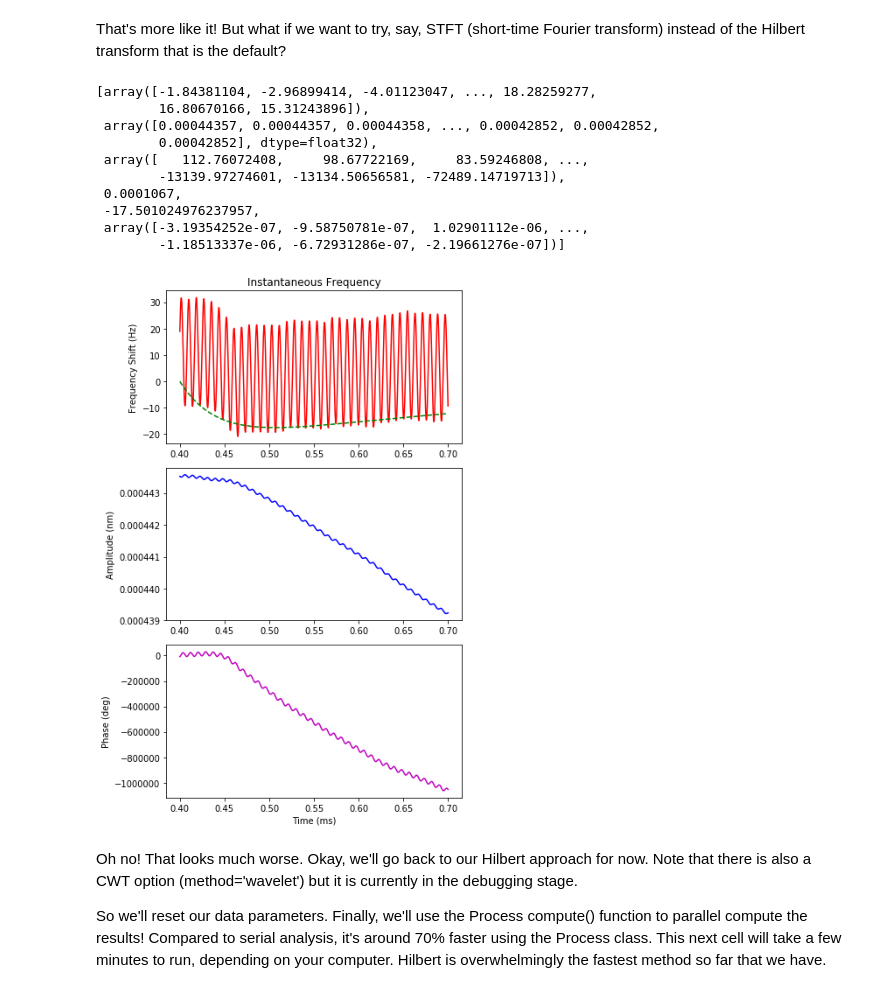
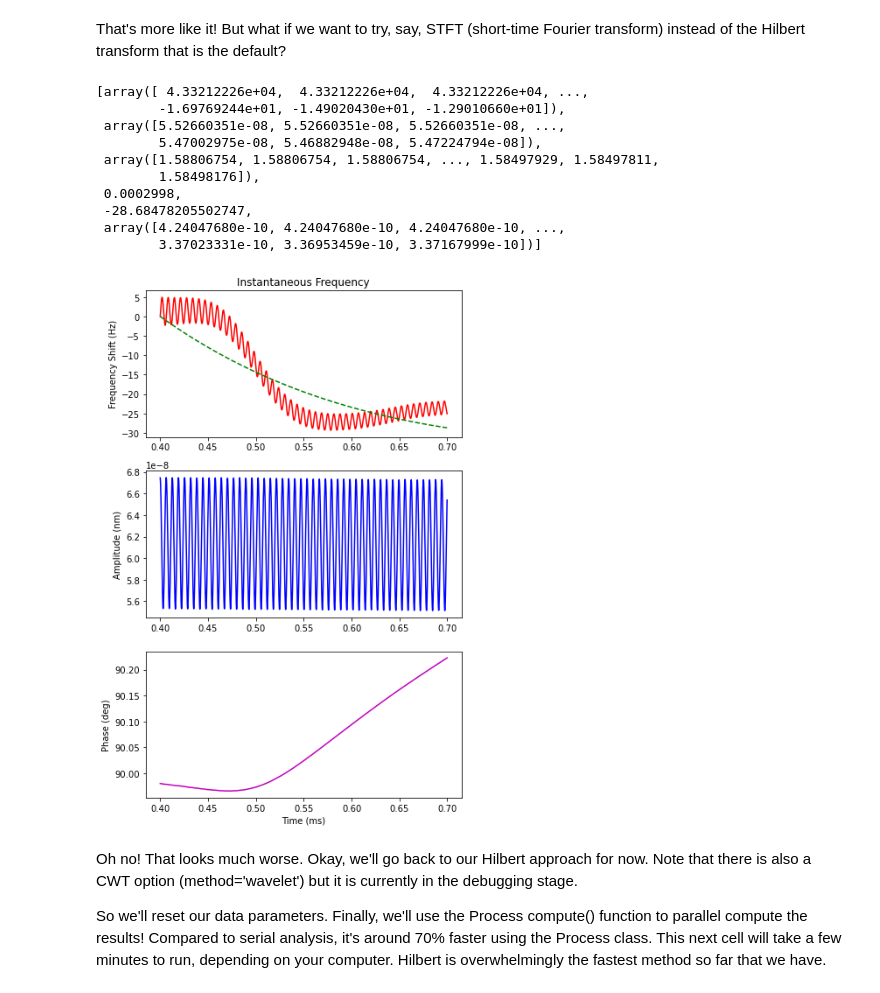
Before and after one commit to rajgiriUW/FFTA, a Jupyter notebook: notebooks/FFtrEFM basic processing.ipynb, the cells around one changed output. Cells and saved outputs as stored; diff of their text form; code cells hidden in the pictures.

```diff
--- a/notebooks/FFtrEFM basic processing.ipynb
+++ b/notebooks/FFtrEFM basic processing.ipynb
@@ -57,6 +64 @@ Some parameters to note:
 > "mirror = True" (default). For conventional FF-trEFM, the data are acquired on the retrace, meaning as saved they are backwards from the topography. To make them sensibly line up, this mirror parameter is the default case.
-# %%
-h5_path, parm_dict, h5_avg = ffta.hdf_utils.load_hdf.load_wrapper(ibw_path,
-                                                                  folder_path,
-                                                                  verbose=False,
-                                                                  average=True)
@@ -81 +65,10 @@ Loading first signal
+# %%
+# If in Spyder or an equivalent IDE, the following brings up a dialogue box for selecting the files
+# h5_path, parm_dict, h5_avg = ffta.load.load_hdf.load_wrapper()
+
+# Otherwise, input them manually
+base_file_path = r'F:\Raj - trEFM data\150921-PTB7'
+ibw_path = base_file_path + r'\FF4_128img.ibw'
+folder_path = base_file_path + r'\FF4_CH03dB10V128'
+h5_path, parm_dict, h5_avg = ffta.load.load_hdf.load_wrapper(ibw_file_path=ibw_path, ff_file_path=folder_path)
 # %% [markdown]
@@ -134,5 +121,5 @@ fig_eigvec, axes = usid.viz.plot_utils.plot_curves(h5_spec_vals*1e3, eigen_vecs,
 # %%
 # Rebuild
-clean_components = [0,1,2,3,4,5,6,7] # change based on SVD
+clean_components = [0,1,2,3,4] # change based on SVD
 
-h5_rb = ffta.analysis.svd.FF_SVD_filter(h5_avg, clean_components)
+h5_rb = ffta.analysis.svd.svd_filter(h5_avg, clean_components)
@@ -181,7 +143,8 @@ At this point we have:
 We then use the PyUSID [Process](https://pycroscopy.github.io/pyUSID/auto_examples/intermediate/plot_process.html) class to help speed up and debug the processing of this dataset. In this case, we have a class FFtrEFM that inherits Process.
 # %%
 # Create our Process class
-data = ffta.hdf_utils.process.FFtrEFM(h5_rb)
+# Change Override to "True" if you want to redo this process
+data = ffta.hdf_utils.process.FFtrEFM(h5_rb, override=False)
 # %% [output]
 Consider calling test() to check results before calling compute() which computes on the entire dataset and writes results to the HDF5 file
 # %% [markdown]
@@ -223,20 +186,20 @@ data.test()
 # %% [markdown]
 That's more like it! But what if we want to try, say, STFT (short-time Fourier transform) instead of the Hilbert transform that is the default?
 # %%
-data.update_parm(**{'method':'fft', 'fft_params':{'time_res':50e-6, 'nfft':1000}, 'trigger':0.0004})
+data.update_parm(**{'method':'stft', 'trigger':0.0004})
 data.test()
 # %% [output]
-[array([-1.84381104, -2.96899414, -4.01123047, ..., 18.28259277,
-        16.80670166, 15.31243896]),
- array([0.00044357, 0.00044357, 0.00044358, ..., 0.00042852, 0.00042852,
-        0.00042852], dtype=float32),
- array([   112.76072408,     98.67722169,     83.59246808, ...,
-        -13139.97274601, -13134.50656581, -72489.14719713]),
- 0.0001067,
- -17.501024976237957,
- array([-3.19354252e-07, -9.58750781e-07,  1.02901112e-06, ...,
-        -1.18513337e-06, -6.72931286e-07, -2.19661276e-07])]
+[array([ 4.33212226e+04,  4.33212226e+04,  4.33212226e+04, ...,
+        -1.69769244e+01, -1.49020430e+01, -1.29010660e+01]),
+ array([5.52660351e-08, 5.52660351e-08, 5.52660351e-08, ...,
+        5.47002975e-08, 5.46882948e-08, 5.47224794e-08]),
+ array([1.58806754, 1.58806754, 1.58806754, ..., 1.58497929, 1.58497811,
+        1.58498176]),
+ 0.0002998,
+ -28.68478205502747,
+ array([4.24047680e-10, 4.24047680e-10, 4.24047680e-10, ...,
+        3.37023331e-10, 3.36953459e-10, 3.37167999e-10])]
-[figure, old version]
+[figure, new version]
 # %% [markdown]
 Oh no! That looks much worse. Okay, we'll go back to our Hilbert approach for now. Note that there is also a CWT option (method='wavelet') but it is currently in the debugging stage.
 
```
Also changed, not shown: parts of 14 cells of this notebook, 2 other files.
